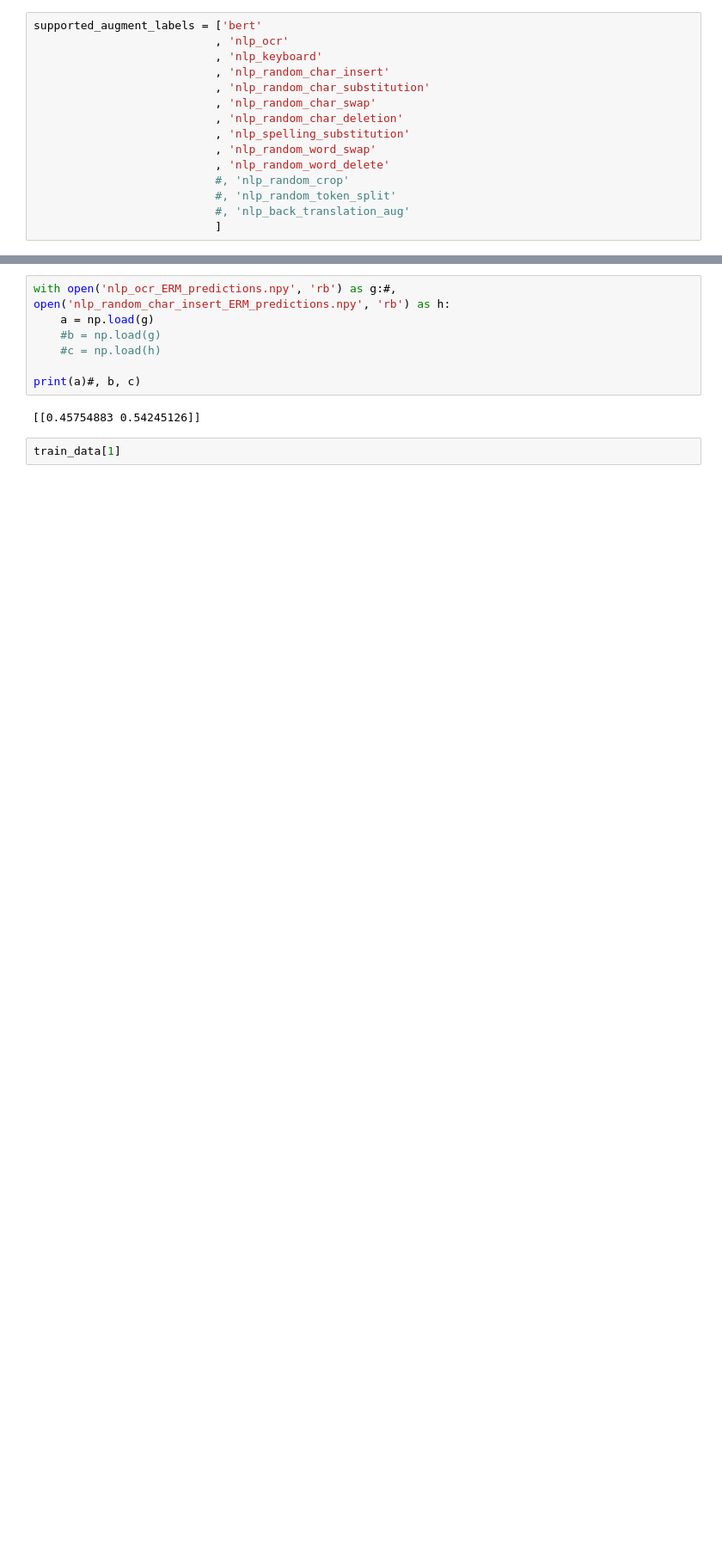
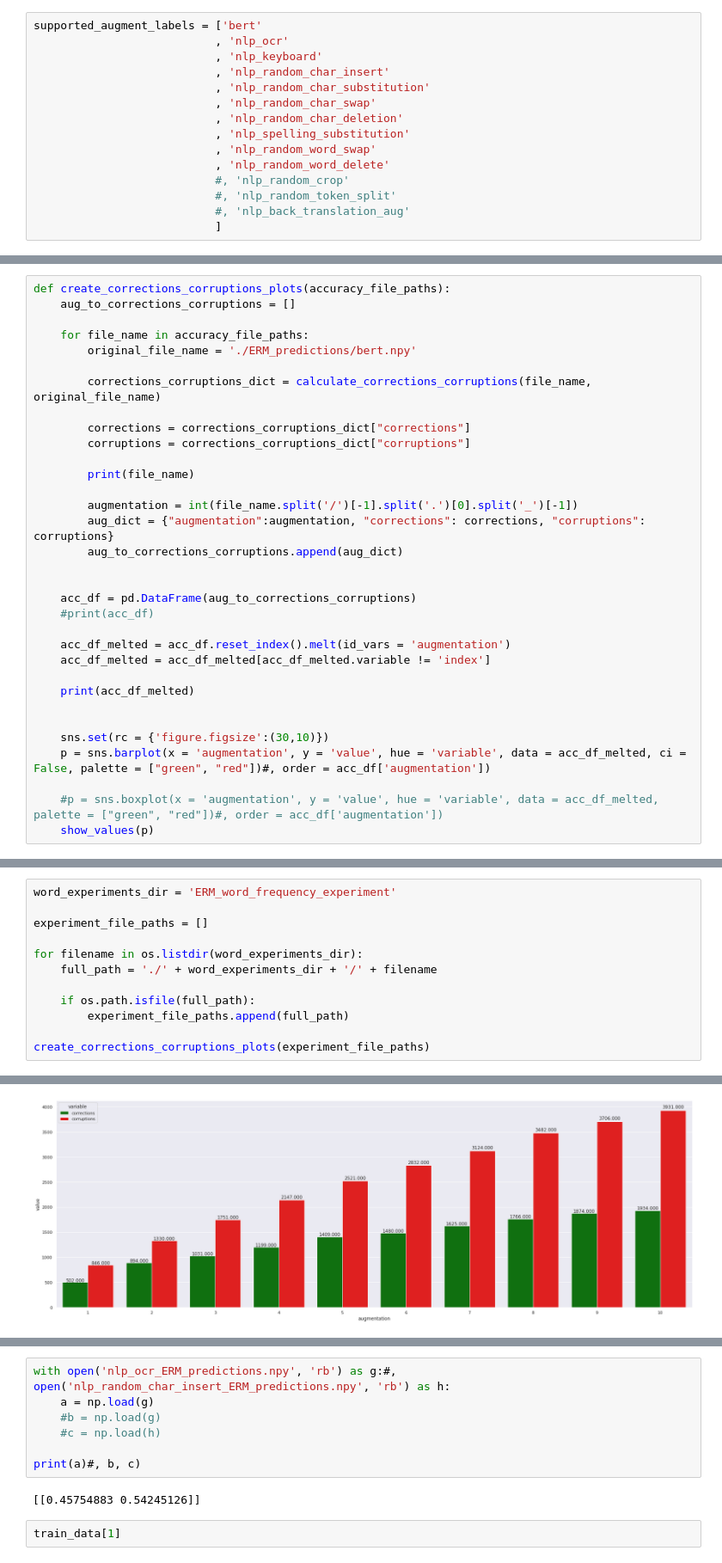
Before and after one commit to divyashan/tta_research, a Jupyter notebook: wilds_amazon_validation.ipynb, the cells around one changed output, grey strips where cells are left out. Shown: that part at 86% size. Saved outputs shown, nothing was run; the diff lists cells and outputs as text; blank space fills up the shorter version.

```diff
--- a/wilds_amazon_validation.ipynb
+++ b/wilds_amazon_validation.ipynb
@@ -476,0 +660,33 @@ create_augmentation_impact_graph(supported_augment_labels)
+# %%
+def create_corrections_corruptions_plots(accuracy_file_paths):
+    aug_to_corrections_corruptions = []
+
+    for file_name in accuracy_file_paths:
+        original_file_name = './ERM_predictions/bert.npy'
+
+        corrections_corruptions_dict = calculate_corrections_corruptions(file_name, original_file_name)
+
+        corrections = corrections_corruptions_dict["corrections"]
+        corruptions = corrections_corruptions_dict["corruptions"]
+
+        print(file_name)
+
+        augmentation = int(file_name.split('/')[-1].split('.')[0].split('_')[-1])
+        aug_dict = {"augmentation":augmentation, "corrections": corrections, "corruptions": corruptions}
+        aug_to_corrections_corruptions.append(aug_dict)
+
+
+    acc_df = pd.DataFrame(aug_to_corrections_corruptions)
+    #print(acc_df)
+
+    acc_df_melted = acc_df.reset_index().melt(id_vars = 'augmentation')
+    acc_df_melted = acc_df_melted[acc_df_melted.variable != 'index']
+
+    print(acc_df_melted)
+
+
+    sns.set(rc = {'figure.figsize':(30,10)})
+    p = sns.barplot(x = 'augmentation', y = 'value', hue = 'variable', data = acc_df_melted, ci = False, palette = ["green", "red"])#, order = acc_df['augmentation'])
+
+    #p = sns.boxplot(x = 'augmentation', y = 'value', hue = 'variable', data = acc_df_melted, palette = ["green", "red"])#, order = acc_df['augmentation'])
+    show_values(p)
@@ -476,0 +734,13 @@ create_augmentation_impact_graph(supported_augment_labels)
+# %%
+word_experiments_dir = 'ERM_word_frequency_experiment'
+
+experiment_file_paths = []
+
+for filename in os.listdir(word_experiments_dir):
+    full_path = './' + word_experiments_dir + '/' + filename
+
+    if os.path.isfile(full_path):
+        experiment_file_paths.append(full_path)
+
+create_corrections_corruptions_plots(experiment_file_paths)
+# %% [output]
@@ -476,0 +764 @@ create_augmentation_impact_graph(supported_augment_labels)
+[figure, added]
```
Also changed, not shown: parts of 62 cells of this notebook, 1 other file.
